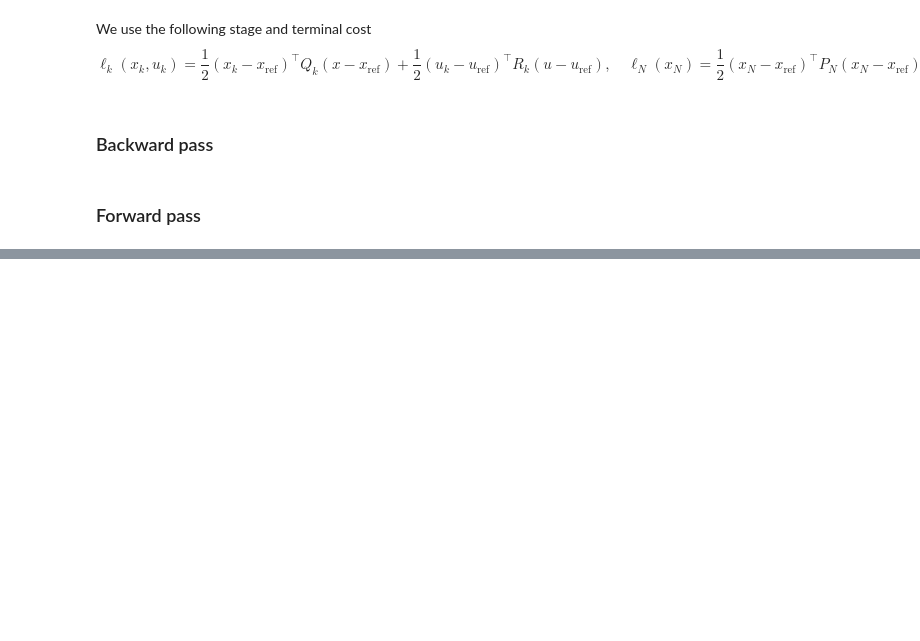
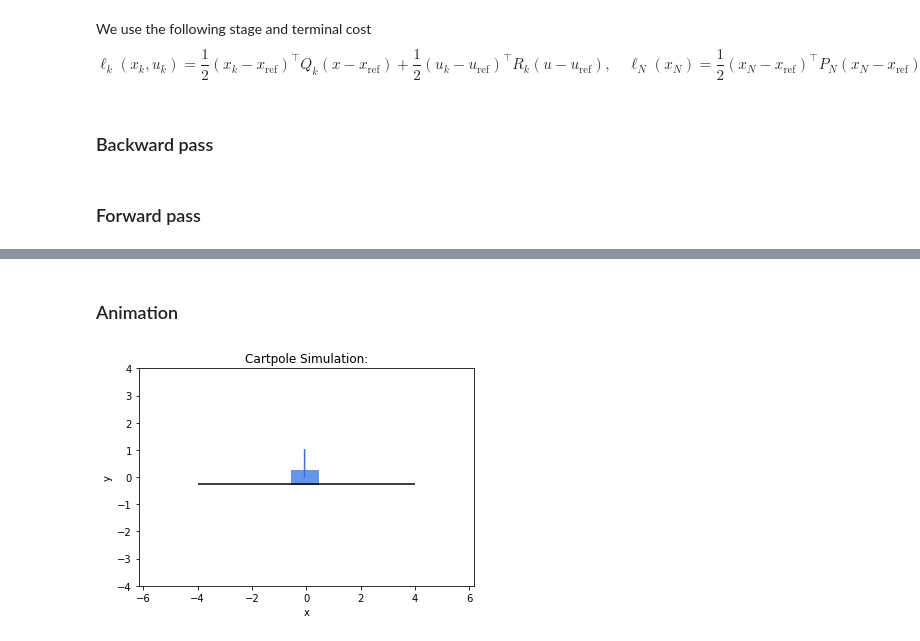
Before and after one commit to Luyao787/MPC-tutorial, a Jupyter notebook: trajectory optimization/ilqr_notebook/ilqr_tutorial.ipynb, the cells around one changed output, grey strips where cells are left out. Drawn from its saved outputs; the diff is of its cells as text; code cells hidden in the pictures; blank space fills up the shorter version.

Commit message:
Major: add animation

```diff
--- a/trajectory optimization/ilqr_notebook/ilqr_tutorial.ipynb
+++ b/trajectory optimization/ilqr_notebook/ilqr_tutorial.ipynb
@@ -632,0 +655,7 @@ plt.show()
+# %% [markdown]
+### Animation
+# %%
+from visualization import visualize_cartpole
+visualize_cartpole(X_opt_ilqr, dt=dt, L=1.)
+# %% [output]
+[figure, added]
```
Also changed, not shown: parts of 3 cells of this notebook, 1 other file.
